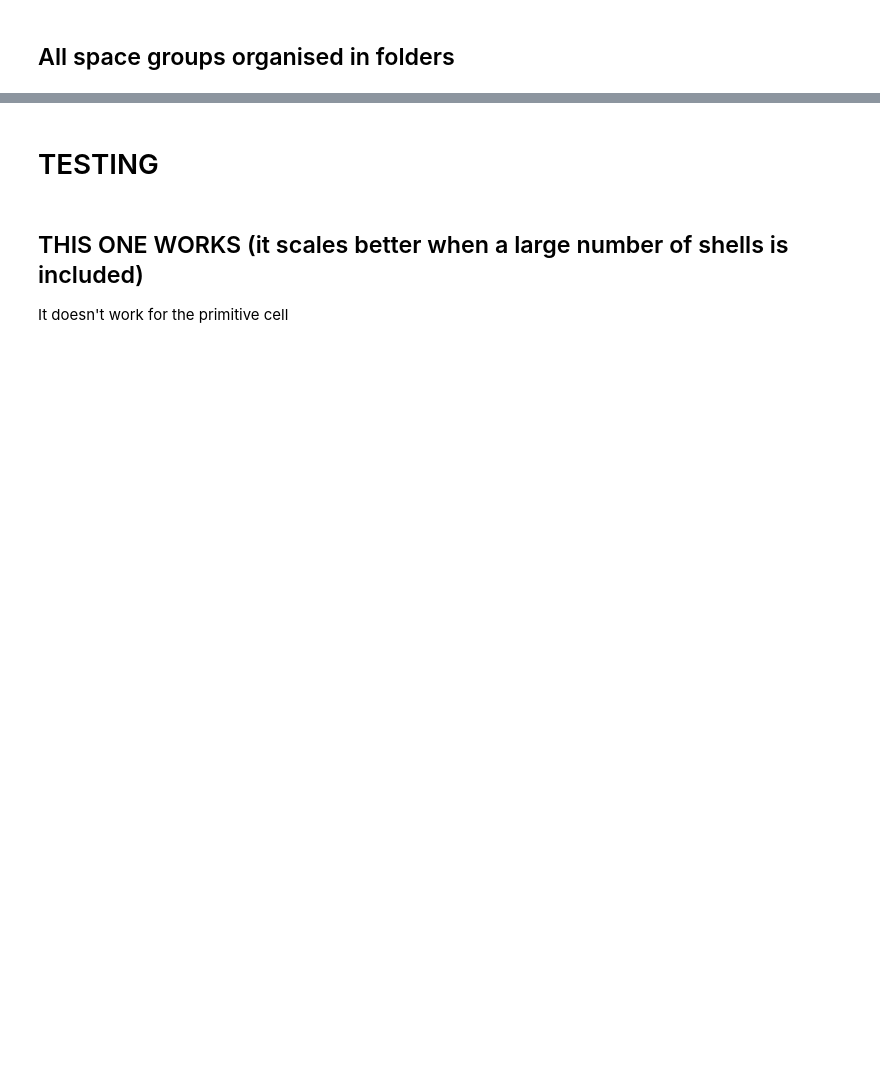
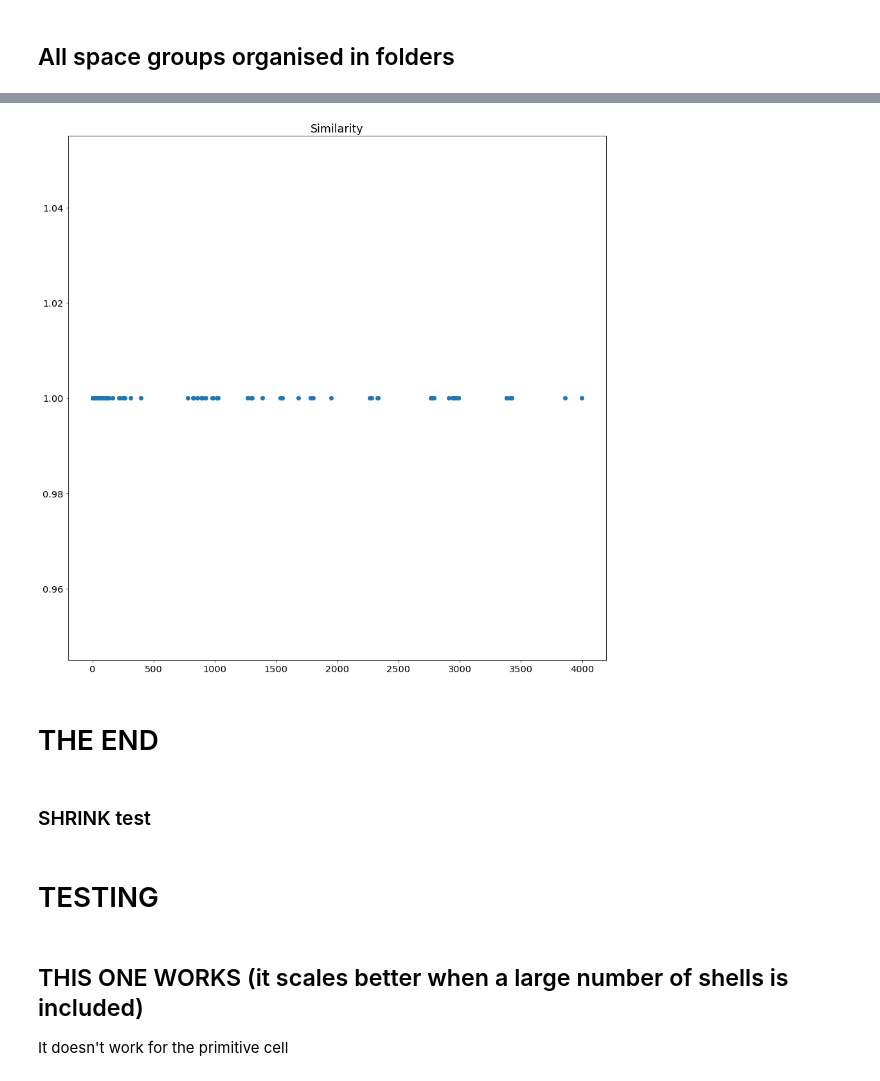
Before and after one commit to cmsg-icl/solid-solutions, a Jupyter notebook: Classification_ML.ipynb, the cells around one changed output, grey strips where cells are left out. Saved outputs shown, nothing was run; the diff lists cells and outputs as text; code cells hidden in the pictures; blank space fills up the shorter version.

```diff
--- a/Classification_ML.ipynb
+++ b/Classification_ML.ipynb
@@ -315,0 +588,17 @@ for j,i in enumerate(energy[1:]):
+# %%
+import matplotlib.pyplot as plt
+plt.rcParams["figure.figsize"] = (15,15)
+
+x = np.array(dist_std_first)
+
+y = [1]*len(x)
+
+plt.scatter(x, y)
+plt.title('Similarity')
+plt.show()
+# %% [output]
+[figure, added]
+# %% [markdown]
+# THE END
+# %% [markdown]
+### SHRINK test
```
Also changed, not shown: parts of 57 cells of this notebook.
